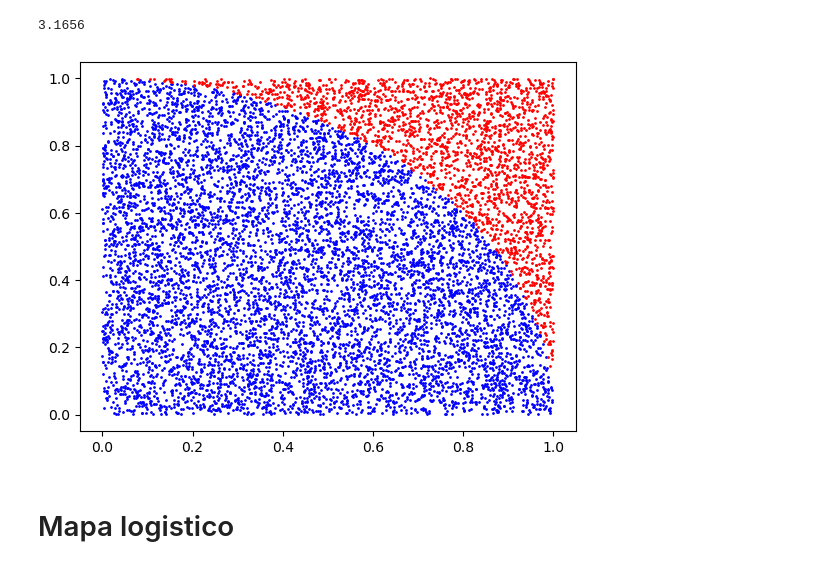
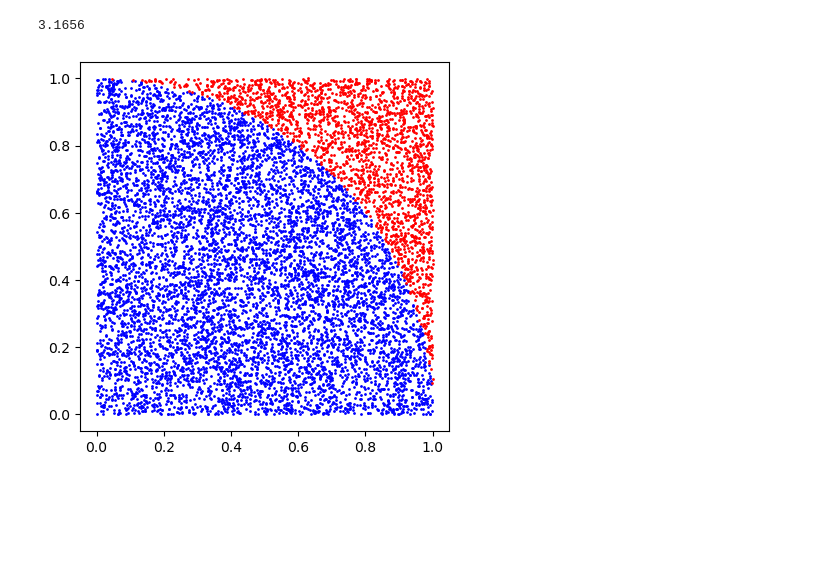
Before and after one commit to Rogerio-buso/Fisica-Computacional, a Jupyter notebook: Ativiade 3/Monte Carlo.ipynb, the cells around one changed output. Saved outputs shown, nothing was run; the diff lists cells and outputs as text; code cells hidden in the pictures; blank space fills up the shorter version.

Commit message:
Mapa e MC

```diff
--- a/Ativiade 3/Monte Carlo.ipynb
+++ b/Ativiade 3/Monte Carlo.ipynb
@@ -25,32 +25,31 @@ print(4*P)
 # %%
 import matplotlib.pyplot as plt
 import numpy as np
 def pi_monte_carlo(N, retorna_pontos = False):
   num = np.random.uniform(0, 1, size=(N, 2))
   x = num[:,0]
   y = num[:,1]
   j = 0
   dentro = []
   fora = []
   for i in range(0, N):
     r = ((x[i])**2 + (y[i])**2)**0.5
     if r <= 1:
       j += 1
       dentro.append((x[i], y[i]))
     else:
       fora.append((x[i], y[i]))
   p = 4*(j/N)
   if retorna_pontos == True:
     return p, dentro, fora
   else:
     return p
 pi, dentro, fora = pi_monte_carlo(10000, retorna_pontos=True)
 x_dentro, y_dentro = zip(*dentro)
 x_fora, y_fora = zip(*fora)
 plt.scatter(x_dentro, y_dentro, color='blue', s=1)
 plt.scatter(x_fora, y_fora, color='red', s=1)
+plt.gca().set_aspect('equal')
 plt.show()
 # %% [output]
-[figure, old version]
+[figure, new version]
-# %% [markdown]
-# Mapa logistico
```
Also changed, not shown: parts of 4 cells of this notebook, 1 other file.
